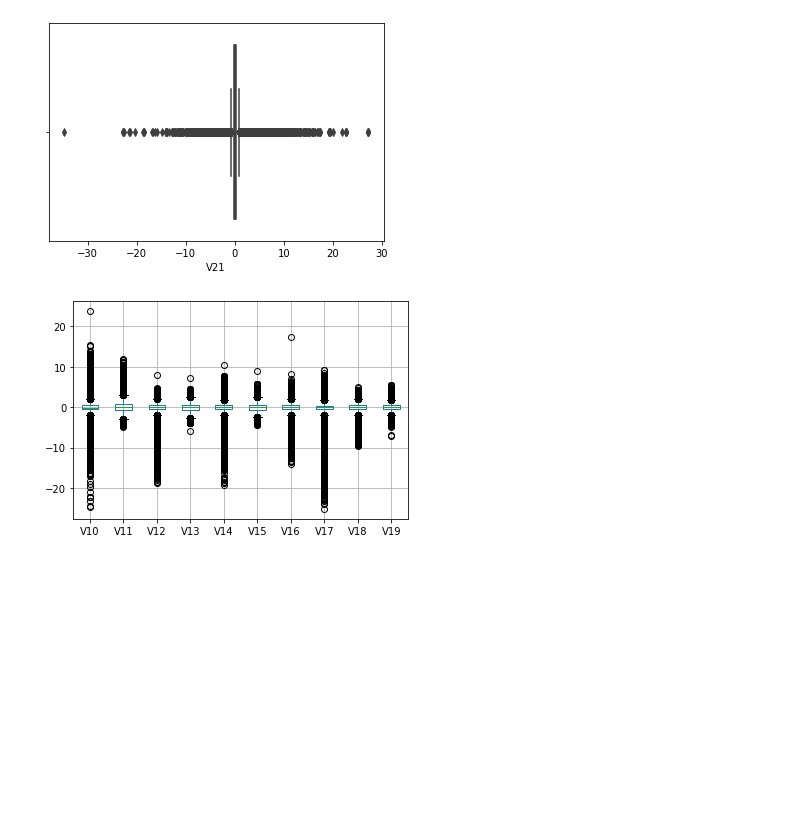
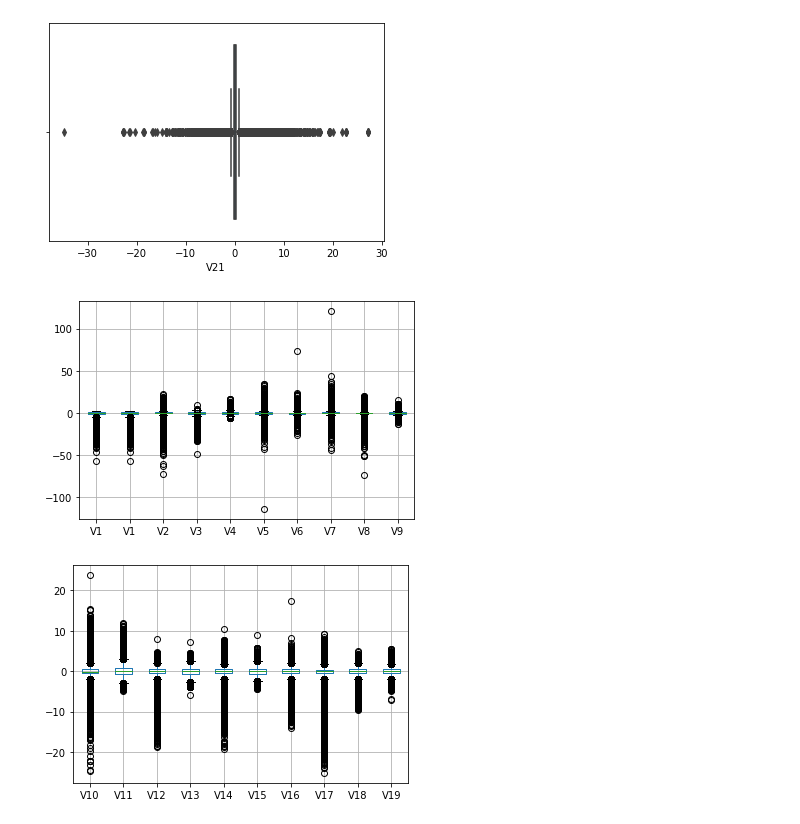
Before and after one commit to ipatel467/Credit-Card-Fraud-Detection, a Jupyter notebook: Index.ipynb, the cells around one changed output. Drawn from its saved outputs; the diff is of its cells as text; code cells hidden in the pictures; blank space fills up the shorter version.

```diff
--- a/Index.ipynb
+++ b/Index.ipynb
@@ -130,6 +134,10 @@ sns.boxplot(df['V21'])
 # %% [output]
 <matplotlib.axes._subplots.AxesSubplot at 0x...>
 [figure]
+# %%
+df.boxplot(column=[ 'V1','V1','V2','V3','V4','V5','V6','V7','V8','V9']);
+# %% [output]
+[figure, added]
 # %%
 df.boxplot(column=[ 'V10','V11','V12','V13','V14','V15','V16','V17','V18','V19']);
 # %% [output]
```
Also changed, not shown: parts of 4 cells of this notebook.
